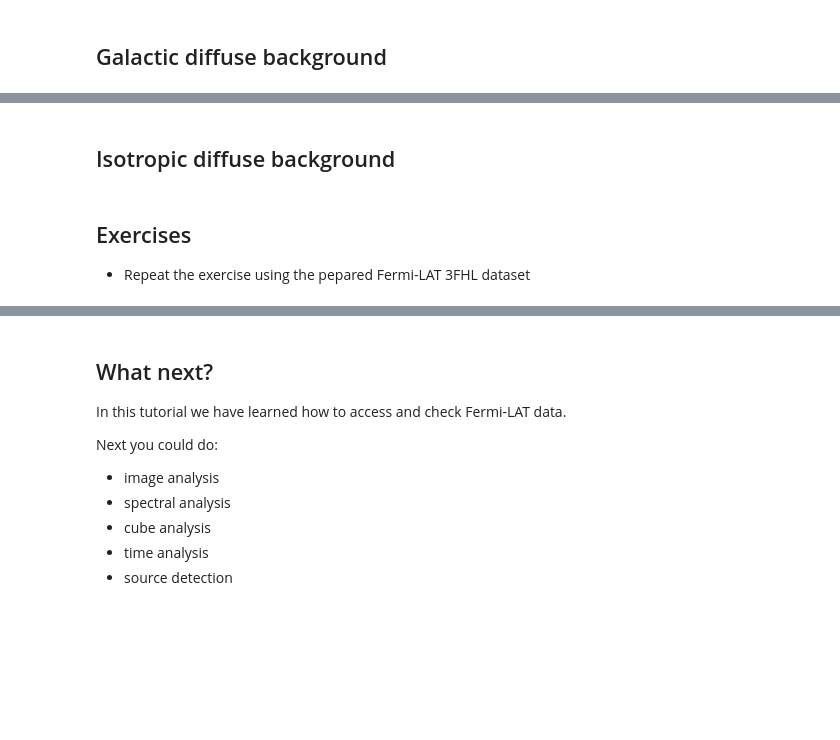
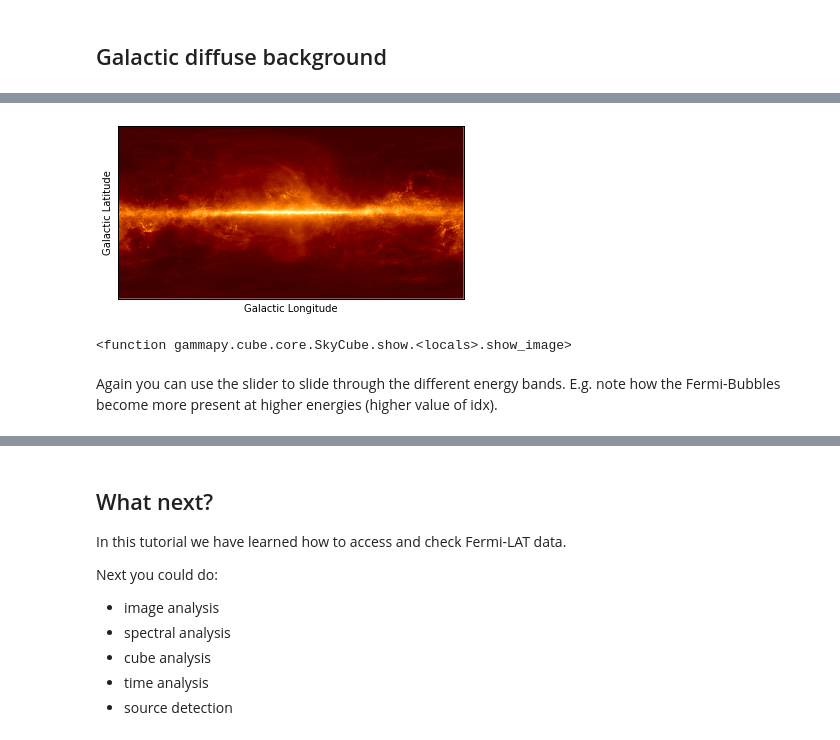
Before and after one commit to gammapy/gammapy-extra, a Jupyter notebook: notebooks/data_fermi_lat.ipynb, the cells around one changed output, grey strips where cells are left out. Drawn from its saved outputs; the diff is of its cells as text; code cells hidden in the pictures; blank space fills up the shorter version.

```diff
--- a/notebooks/data_fermi_lat.ipynb
+++ b/notebooks/data_fermi_lat.ipynb
@@ -143,0 +185,6 @@ TypeError: 'float' object cannot be interpreted as an integer
+# %%
+# define reference image using an aitoff projection
+image_ref = SkyImage.empty(nxpix=360, nypix=180, binsz=1)
+
+# reproject healpix sky cube
+exposure_reprojected = exposure.reproject(image_ref)
@@ -152,6 +211,8 @@ galactic_diffuse.show()
-# %% [markdown]
-## Isotropic diffuse background
-# %% [markdown]
-## Exercises
-
-- Repeat the exercise using the pepared Fermi-LAT 3FHL dataset
+# %%
+norm = image_ref.plot_norm(stretch='log', clip=True)
+galactic_diffuse.show(norm=norm)
+# %% [output]
+[figure, added]
+<function gammapy.cube.core.SkyCube.show.<locals>.show_image>
+# %% [markdown]
+Again you can use the slider to slide through the different energy bands. E.g. note how the Fermi-Bubbles become more present at higher energies (higher value of idx).
```
Also changed, not shown: parts of 33 cells of this notebook, 1 other file.
